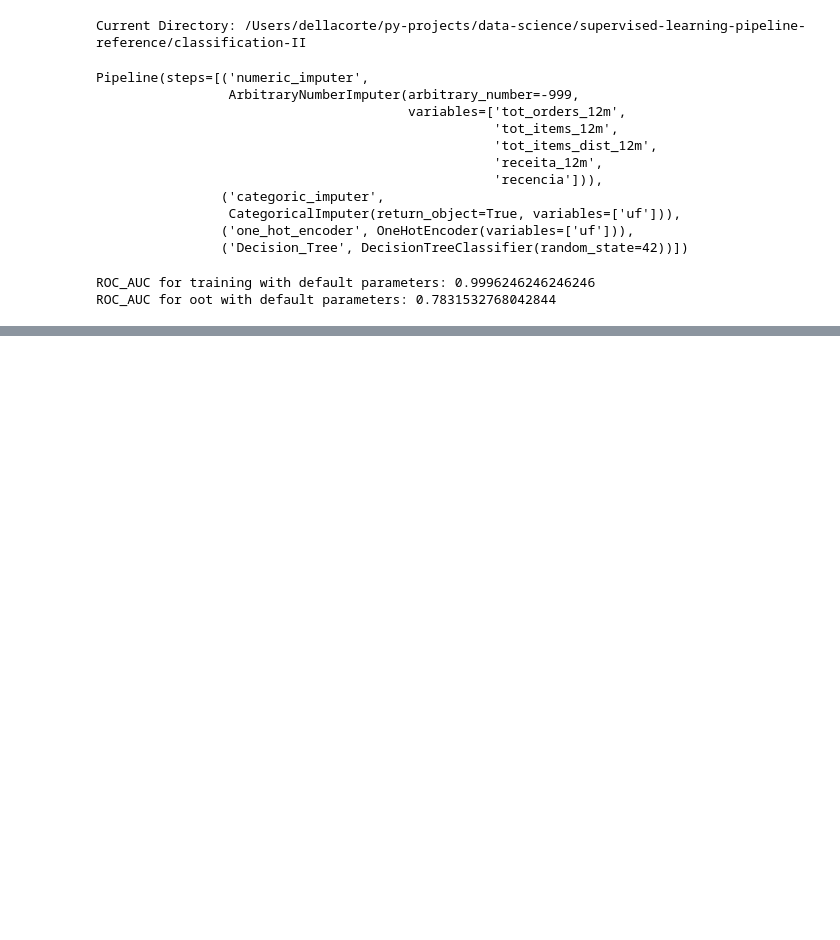
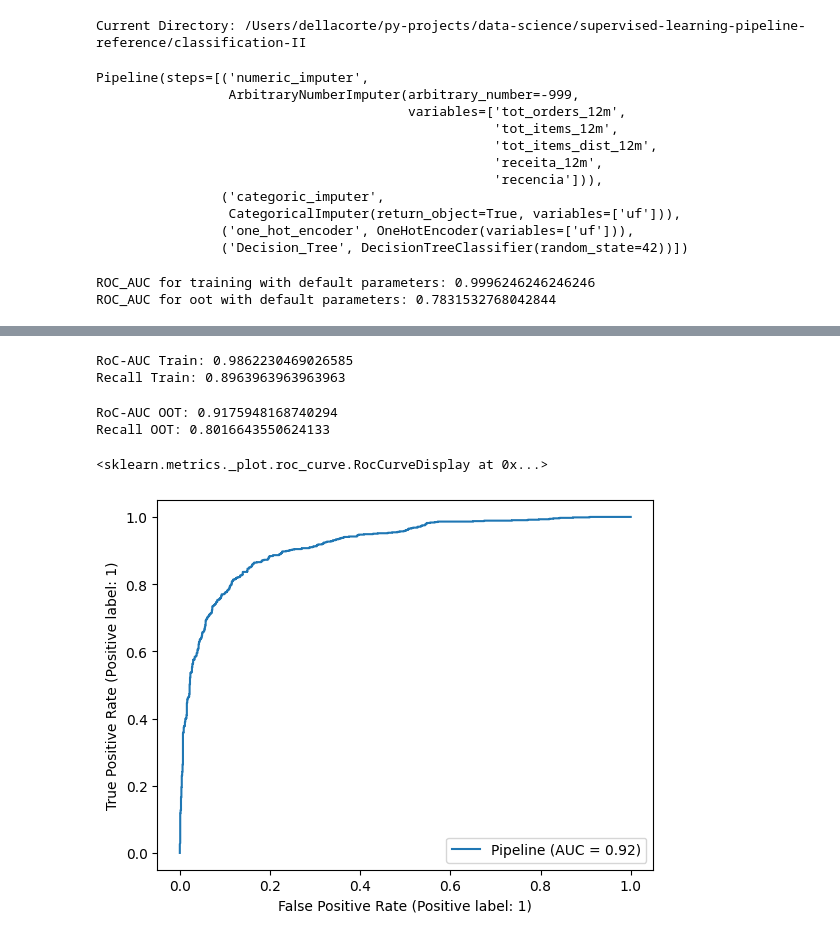
Before and after one commit to DellaCortef/supervised-learning-classification-pipeline, a Jupyter notebook: classification-II/machine-learning-classification-pipeline.ipynb, the cells around one changed output, grey strips where cells are left out. Saved outputs shown, nothing was run; the diff lists cells and outputs as text; code cells hidden in the pictures; blank space fills up the shorter version.

Commit message:
creating models pipelines + importanting and installing shap lib

```diff
--- a/classification-II/machine-learning-classification-pipeline.ipynb
+++ b/classification-II/machine-learning-classification-pipeline.ipynb
@@ -113,0 +395,40 @@ NameError: name 'paramerts' is not defined
+# %%
+def train_model(model, steps, X_train, y_train, cv, n_jobs=-1):
+    aux_steps = steps + [model]
+    pipeline = Pipeline(steps=aux_steps)
+
+    if isinstance(model, CatBoostClassifier):
+        X_train = Pool(X_train, y_train, feature_names=X_train.columns.tolist())
+
+    CV_result = cross_validate(
+        estimator=pipeline,
+        X=X_train,
+        y=y_train,
+        cv=cv,
+        scoring=['accuracy', 'precision', 'recall', 'f1', 'roc_auc'],
+        n_jobs=1,
+    )
+
+    df_aux = pd.DataFrame(CV_result)
+    s_ar = df_aux.mean()
+
+    metrics = [s_ar['test_accuracy'], s_ar['test_precision'], s_ar['test_recall'], s_ar['test_f1'], s_ar['test_roc_auc']]
+    return metrics
+# %%
+skf = StratifiedKFold(n_splits=5, shuffle=True, random_state=42)
+
+df_results = pd.DataFrame(columns=['accuracy', 'precision', 'recall', 'f1', 'roc_auc'])
+
+for model in models_trees:
+    model_name = model[0]
+    print(f'Training {model_name} ...', end=' ')
+    df_results.loc[model_name] = train_model(
+        model=model,
+        steps=steps_models_trees,
+        X_train=X_train,
+        y_train=y_train,
+        cv=skf
+    )
+    print('OK')
+
+print(df_results)
@@ -113,0 +462,3 @@ NameError: name 'paramerts' is not defined
+# %%
+best_model = Pipeline(steps=steps_models_trees + [models_trees[-1]])
+best_model.fit(X_train, y_train)
@@ -113,0 +482,23 @@ NameError: name 'paramerts' is not defined
+# %%
+y_pred_train = best_model.predict(X_train)
+y_proba_train = best_model.predict_proba(X_train)[:, 1]
+
+print(f'RoC-AUC Train: {roc_auc_score(y_train, y_proba_train)}')
+print(f'Recall Train: {recall_score(y_train, y_pred_train)}')
+# %% [output]
+RoC-AUC Train: 0.9862230469026585
+Recall Train: 0.8963963963963963
+# %%
+y_pred_oot = best_model.predict(X_oot)
+y_proba_oot = best_model.predict_proba(X_oot)[:, 1]
+
+print(f'RoC-AUC OOT: {roc_auc_score(y_oot, y_proba_oot)}')
+print(f'Recall OOT: {recall_score(y_oot, y_pred_oot)}')
+# %% [output]
+RoC-AUC OOT: 0.9175948168740294
+Recall OOT: 0.8016643550624133
+# %%
+plot_roc_curve(best_model, X_oot, y_oot)
+# %% [output]
+<sklearn.metrics._plot.roc_curve.RocCurveDisplay at 0x...>
+[figure, added]
```
Also changed, not shown: parts of 45 cells of this notebook, 4 other files.
